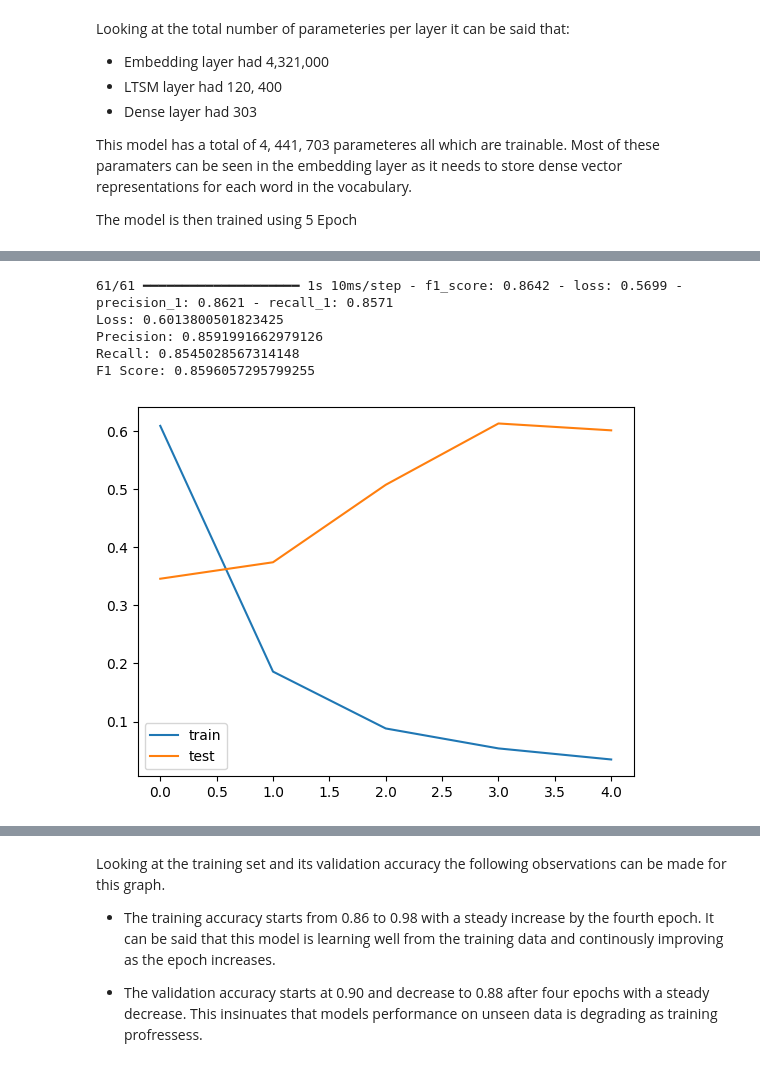
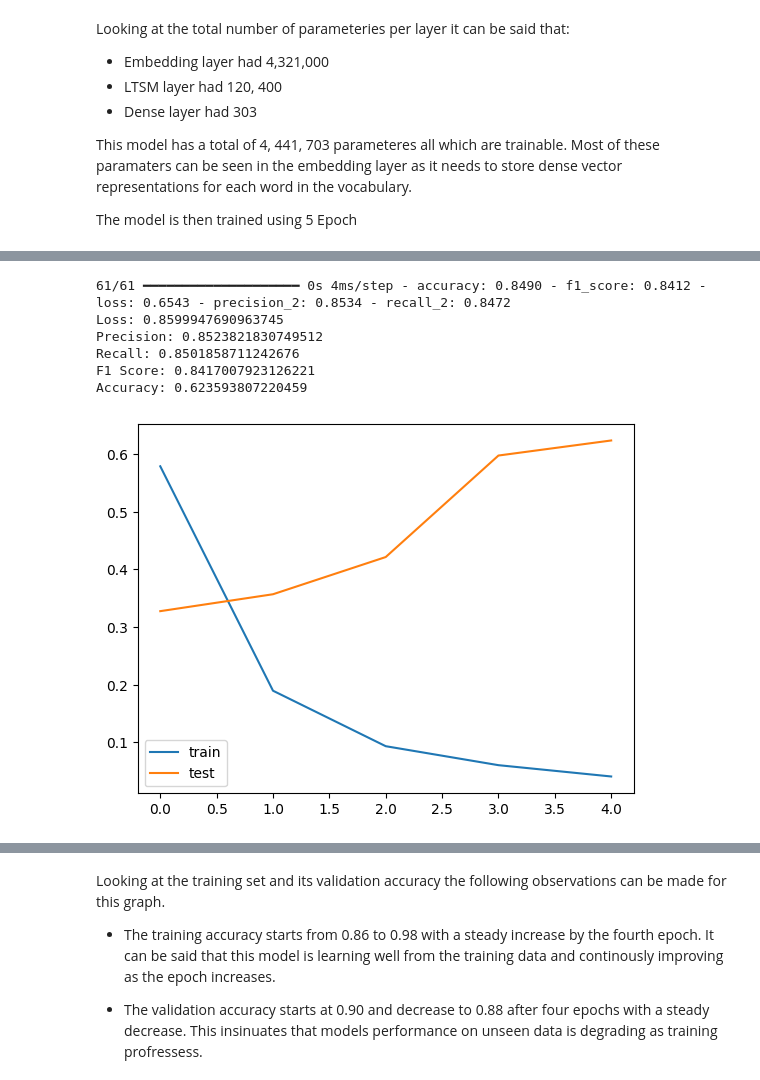
Before and after one commit to StephBarwick/P000456CSITCP, a Jupyter notebook: model_extend.ipynb, the cells around one changed output, grey strips where cells are left out. Drawn from its saved outputs; the diff is of its cells as text; code cells hidden in the pictures.

```diff
--- a/model_extend.ipynb
+++ b/model_extend.ipynb
@@ -1073,6 +1060,9 @@ def f1_score(y_true, y_pred):
     p = precision_m(y_true, y_pred)
     r = recall_m(y_true, y_pred)
     return 2 * (p * r) / (p + r + K.epsilon())
+
+def accuracy(y_true, y_pred):
+    return K.mean(K.equal(K.argmax(y_true, axis=1), K.argmax(y_pred, axis=1)))
 # %% [markdown]
 The intial (first) model is created using LSTM (long short term memory) neural network. This used to store data for future calculations. Additionally a density of 3 is used with softmax. The metrics used to analyise the efficiency of this model is accucarcy score, f1 score, precision and recall scores.
 
@@ -1121,6 +1111,6 @@ ffn = Dropout(0.1)(ffn)
 output_layer = Dense(3, activation='softmax')(ffn)
 
 model = Model(inputs=input_layer, outputs=output_layer)
-model.compile(optimizer='adam', loss='categorical_crossentropy', metrics=[precision_m, recall_m, f1_score])
+model.compile(optimizer='adam', loss='categorical_crossentropy', metrics=[precision_m, recall_m, f1_score, accuracy])
 model.summary()
 # %% [output]
@@ -1171,23 +1161,25 @@ Epoch 5/5
 # %%
 # evaluate the model
-loss, precision, recall, f1 = model.evaluate(X_test, y_test, batch_size=64)
+accuracy, loss, precision, recall, f1 = model.evaluate(X_test, y_test, batch_size=64)
 print(f"Loss: {loss}")
 print(f"Precision: {precision}")
 print(f"Recall: {recall}")
 print(f"F1 Score: {f1}")
+print(f"Accuracy: {accuracy}")
 
 # plot the training history
 plt.plot(history.history['loss'], label='train')
 plt.plot(history.history['val_loss'], label='test')
 plt.legend()
 plt.show()
 # %% [output]
-61/61 ━━━━━━━━━━━━━━━━━━━━ 1s 10ms/step - f1_score: 0.8642 - loss: 0.5699 - precision_1: 0.8621 - recall_1: 0.8571
-Loss: 0.6013800501823425
-Precision: 0.8591991662979126
-Recall: 0.8545028567314148
-F1 Score: 0.8596057295799255
+61/61 ━━━━━━━━━━━━━━━━━━━━ 0s 4ms/step - accuracy: 0.8490 - f1_score: 0.8412 - loss: 0.6543 - precision_2: 0.8534 - recall_2: 0.8472
+Loss: 0.8599947690963745
+Precision: 0.8523821830749512
+Recall: 0.8501858711242676
+F1 Score: 0.8417007923126221
+Accuracy: 0.623593807220459
-[figure, old version]
+[figure, new version]
 # %%
 import matplotlib.pyplot as plt
 
```
Also changed, not shown: parts of 41 cells of this notebook.
